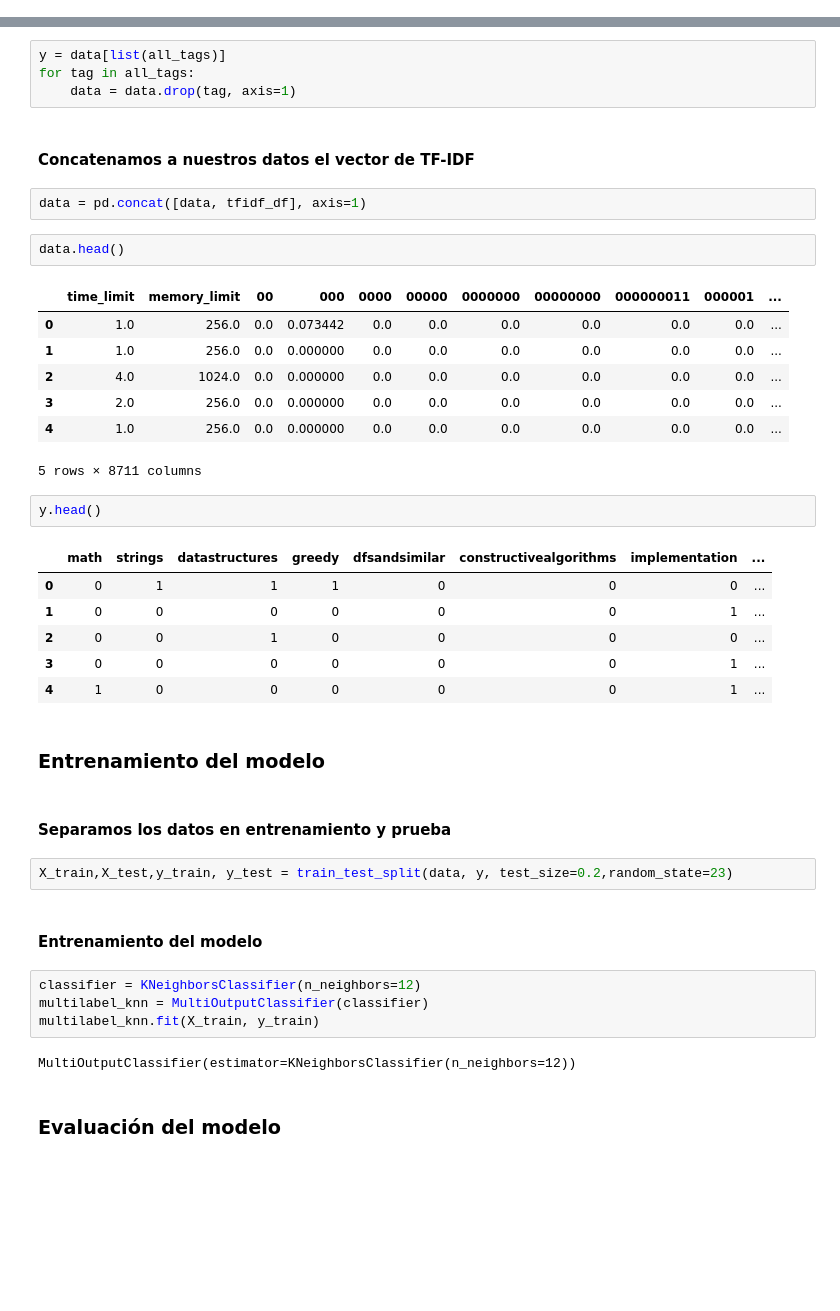
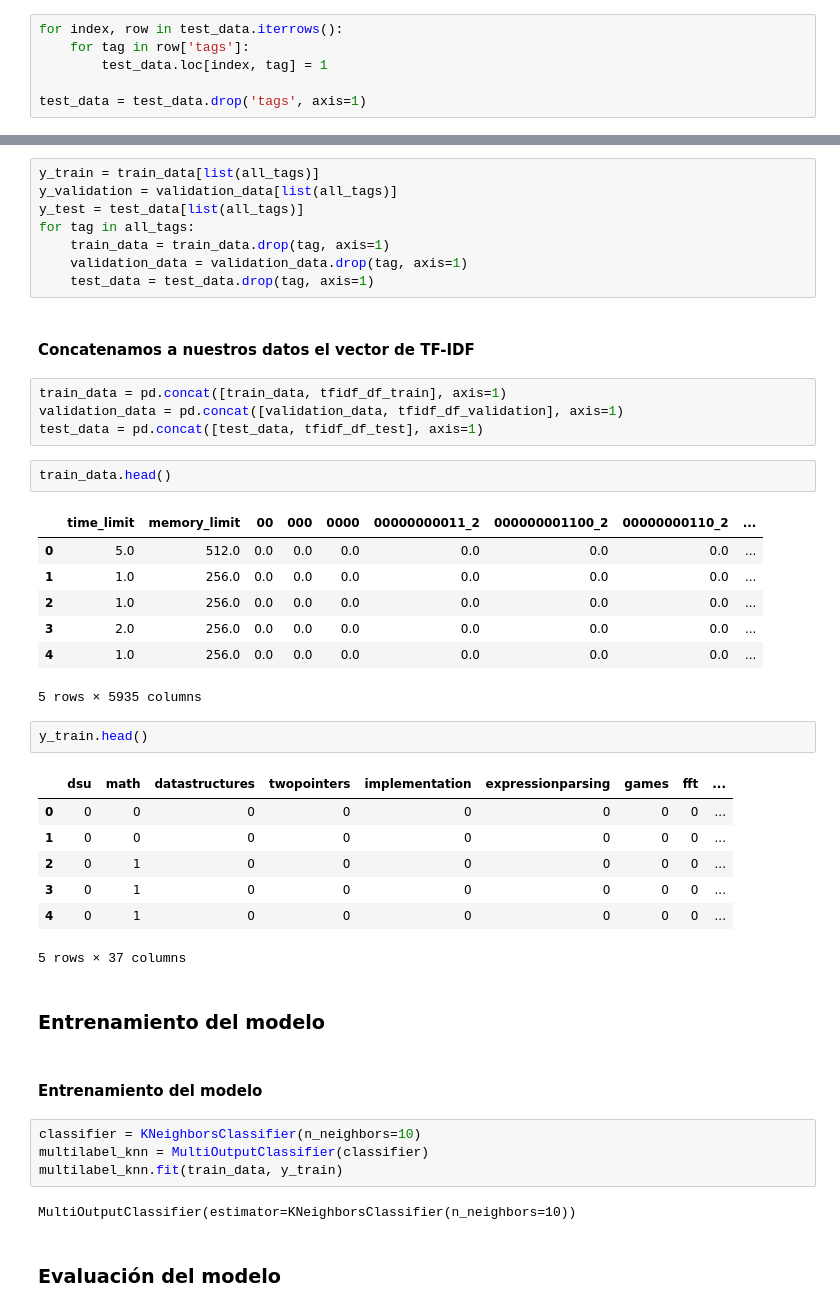
Before and after one commit to ARJ-Code/codeforce-tag-predictor, a Jupyter notebook: src/knn_model/knn.ipynb, the cells around one changed output, grey strips where cells are left out. Drawn from its saved outputs; the diff is of its cells as text; blank space fills up the shorter version.

```diff
--- a/src/knn_model/knn.ipynb
+++ b/src/knn_model/knn.ipynb
@@ -95 +127,7 @@ data = data.drop('tags', axis=1)
+# %%
+for index, row in test_data.iterrows():
+    for tag in row['tags']:
+        test_data.loc[index, tag] = 1
+
+test_data = test_data.drop('tags', axis=1)
 # %%
@@ -104,46 +143,49 @@ data.head()
 # %% [markdown]
 #### Creamos nuestro vector Y con la matriz binaria de tags y eliminamos dicha matriz de los datos
-# %%
-y = data[list(all_tags)]
-for tag in all_tags:
-    data = data.drop(tag, axis=1)
+# %%
+y_train = train_data[list(all_tags)]
+y_validation = validation_data[list(all_tags)]
+y_test = test_data[list(all_tags)]
+for tag in all_tags:
+    train_data = train_data.drop(tag, axis=1)
+    validation_data = validation_data.drop(tag, axis=1)
+    test_data = test_data.drop(tag, axis=1)
 # %% [markdown]
 #### Concatenamos a nuestros datos el vector de TF-IDF
-# %%
-data = pd.concat([data, tfidf_df], axis=1)
+# %%
+train_data = pd.concat([train_data, tfidf_df_train], axis=1)
+validation_data = pd.concat([validation_data, tfidf_df_validation], axis=1)
+test_data = pd.concat([test_data, tfidf_df_test], axis=1)
 # %%
-data.head()
+train_data.head()
 # %% [output]
-|  | time_limit | memory_limit | 00 | 000 | 0000 | 00000 | 0000000 | 00000000 | 000000011 | 000001 | ... |
-| 0 | 1.0 | 256.0 | 0.0 | 0.073442 | 0.0 | 0.0 | 0.0 | 0.0 | 0.0 | 0.0 | ... |
-| 1 | 1.0 | 256.0 | 0.0 | 0.000000 | 0.0 | 0.0 | 0.0 | 0.0 | 0.0 | 0.0 | ... |
-| 2 | 4.0 | 1024.0 | 0.0 | 0.000000 | 0.0 | 0.0 | 0.0 | 0.0 | 0.0 | 0.0 | ... |
-| 3 | 2.0 | 256.0 | 0.0 | 0.000000 | 0.0 | 0.0 | 0.0 | 0.0 | 0.0 | 0.0 | ... |
-| 4 | 1.0 | 256.0 | 0.0 | 0.000000 | 0.0 | 0.0 | 0.0 | 0.0 | 0.0 | 0.0 | ... |
+|  | time_limit | memory_limit | 00 | 000 | 0000 | 00000000011_2 | 000000001100_2 | 00000000110_2 | ... |
+| 0 | 5.0 | 512.0 | 0.0 | 0.0 | 0.0 | 0.0 | 0.0 | 0.0 | ... |
+| 1 | 1.0 | 256.0 | 0.0 | 0.0 | 0.0 | 0.0 | 0.0 | 0.0 | ... |
+| 2 | 1.0 | 256.0 | 0.0 | 0.0 | 0.0 | 0.0 | 0.0 | 0.0 | ... |
+| 3 | 2.0 | 256.0 | 0.0 | 0.0 | 0.0 | 0.0 | 0.0 | 0.0 | ... |
+| 4 | 1.0 | 256.0 | 0.0 | 0.0 | 0.0 | 0.0 | 0.0 | 0.0 | ... |
-5 rows × 8711 columns
+5 rows × 5935 columns
 # %%
-y.head()
+y_train.head()
 # %% [output]
-|  | math | strings | datastructures | greedy | dfsandsimilar | constructivealgorithms | implementation | ... |
-| 0 | 0 | 1 | 1 | 1 | 0 | 0 | 0 | ... |
-| 1 | 0 | 0 | 0 | 0 | 0 | 0 | 1 | ... |
-| 2 | 0 | 0 | 1 | 0 | 0 | 0 | 0 | ... |
-| 3 | 0 | 0 | 0 | 0 | 0 | 0 | 1 | ... |
-| 4 | 1 | 0 | 0 | 0 | 0 | 0 | 1 | ... |
+|  | dsu | math | datastructures | twopointers | implementation | expressionparsing | games | fft | ... |
+| 0 | 0 | 0 | 0 | 0 | 0 | 0 | 0 | 0 | ... |
+| 1 | 0 | 0 | 0 | 0 | 0 | 0 | 0 | 0 | ... |
+| 2 | 0 | 1 | 0 | 0 | 0 | 0 | 0 | 0 | ... |
+| 3 | 0 | 1 | 0 | 0 | 0 | 0 | 0 | 0 | ... |
+| 4 | 0 | 1 | 0 | 0 | 0 | 0 | 0 | 0 | ... |
+5 rows × 37 columns
 # %% [markdown]
 ### Entrenamiento del modelo
-# %% [markdown]
-#### Separamos los datos en entrenamiento y prueba
-# %%
-X_train,X_test,y_train, y_test = train_test_split(data, y, test_size=0.2,random_state=23)
 # %% [markdown]
 #### Entrenamiento del modelo
 # %%
-classifier = KNeighborsClassifier(n_neighbors=12)
+classifier = KNeighborsClassifier(n_neighbors=10)
 multilabel_knn = MultiOutputClassifier(classifier)
-multilabel_knn.fit(X_train, y_train)
+multilabel_knn.fit(train_data, y_train)
 # %% [output]
-MultiOutputClassifier(estimator=KNeighborsClassifier(n_neighbors=12))
+MultiOutputClassifier(estimator=KNeighborsClassifier(n_neighbors=10))
 # %% [markdown]
 ### Evaluación del modelo
 # %%
```
Also changed, not shown: parts of 22 cells of this notebook, 1 other file.
